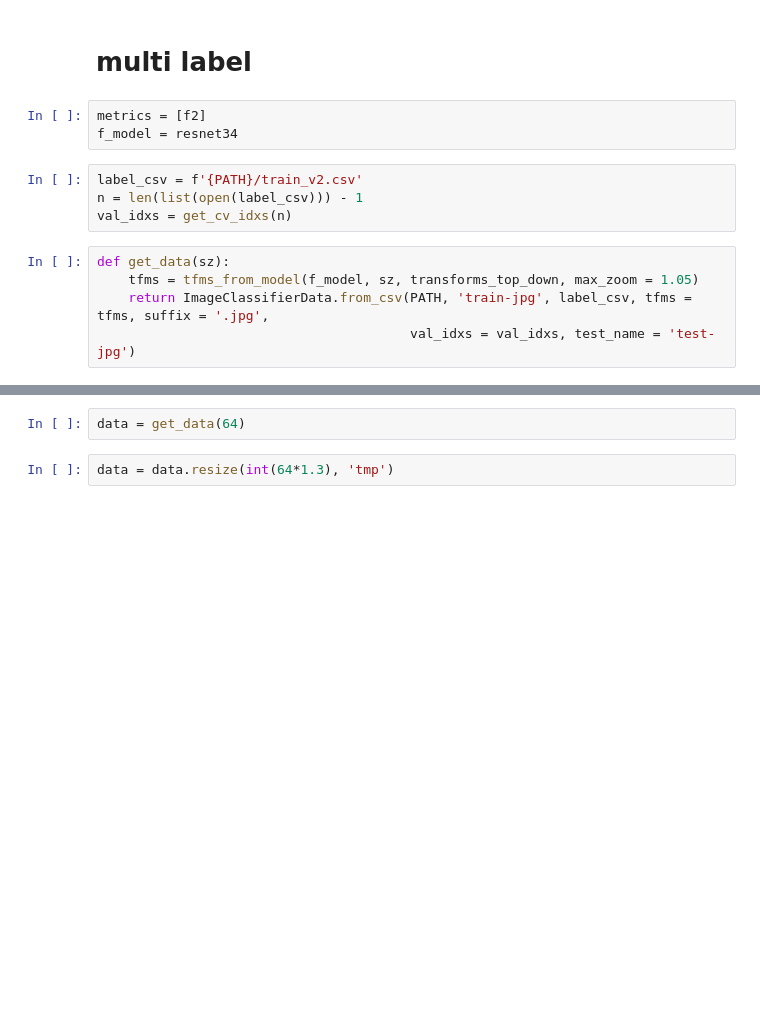
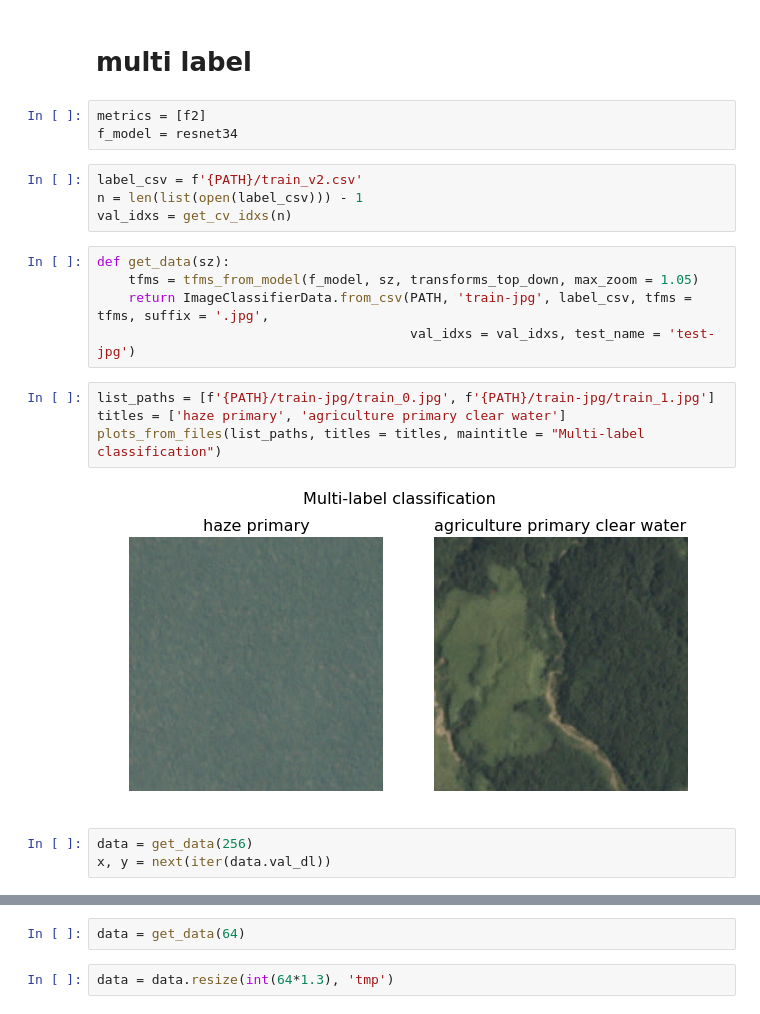
Before and after one commit to borowis/fastai, a Jupyter notebook: courses/dl1/planet_my.ipynb, the cells around one changed output, grey strips where cells are left out. Cells and saved outputs as stored; diff of their text form; blank space fills up the shorter version.

```diff
--- a/courses/dl1/planet_my.ipynb
+++ b/courses/dl1/planet_my.ipynb
@@ -34,3 +35,12 @@ def get_data(sz):
     tfms = tfms_from_model(f_model, sz, transforms_top_down, max_zoom = 1.05)
     return ImageClassifierData.from_csv(PATH, 'train-jpg', label_csv, tfms = tfms, suffix = '.jpg',
                                         val_idxs = val_idxs, test_name = 'test-jpg')
+# %%
+list_paths = [f'{PATH}/train-jpg/train_0.jpg', f'{PATH}/train-jpg/train_1.jpg']
+titles = ['haze primary', 'agriculture primary clear water']
+plots_from_files(list_paths, titles = titles, maintitle = "Multi-label classification")
+# %% [output]
+[figure, added]
+# %%
+data = get_data(256)
+x, y = next(iter(data.val_dl))
```
Also changed, not shown: parts of 24 cells of this notebook.
